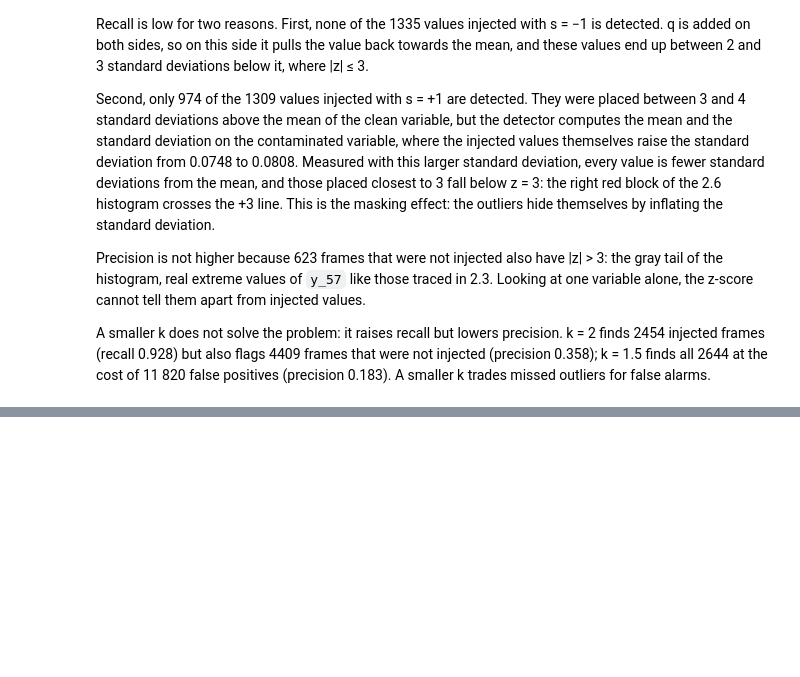
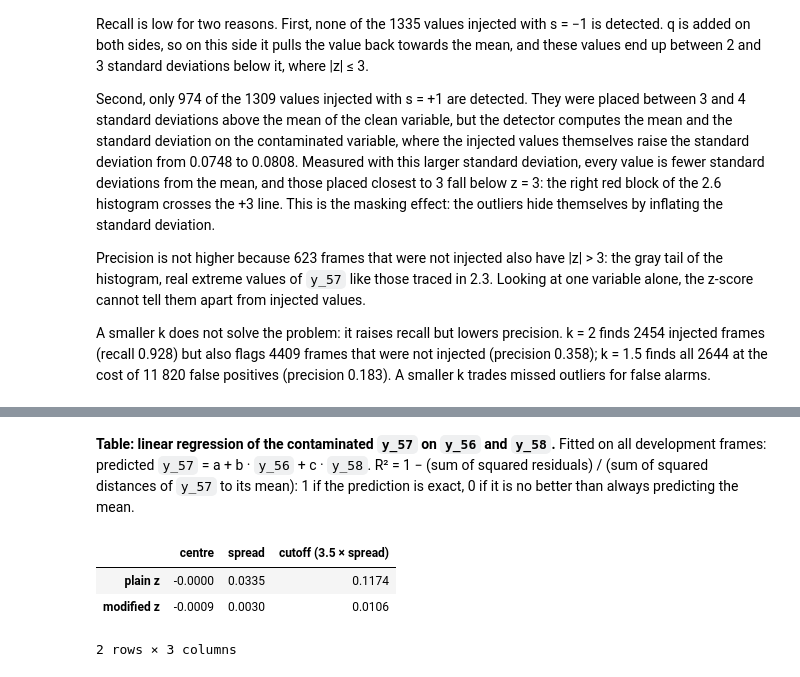
Before and after one commit to migasantunes/Emotion_Recognition, a Jupyter notebook: notebooks/02_quality.ipynb, the cells around one changed output, grey strips where cells are left out. Cells and saved outputs as stored; diff of their text form; code cells hidden in the pictures; blank space fills up the shorter version.

```diff
--- a/notebooks/02_quality.ipynb
+++ b/notebooks/02_quality.ipynb
@@ -773,0 +798,16 @@ A smaller k does not solve the problem: it raises recall but lowers precision. k
+# %% [markdown]
+**Table: linear regression of the contaminated `y_57` on `y_56` and `y_58`.** Fitted on all development frames: predicted `y_57` = a + b · `y_56` + c · `y_58`. R² = 1 − (sum of squared residuals) / (sum of squared distances of `y_57` to its mean): 1 if the prediction is exact, 0 if it is no better than always predicting the mean.
+# %%
+med, mad = outl.median_mad(resid)
+
+spread = pd.DataFrame({
+    "centre": [resid.mean(), med],  # mean | median
+    "spread": [resid.std(ddof=0), mad / 0.6745],  # std | MAD on the scale of the std (stds units)
+}, index=["plain z", "modified z"])
+spread["cutoff (3.5 × spread)"] = 3.5 * spread["spread"]  # flagged if |residual - centre| > cutoff
+spread.round(4)
+# %% [output]
+|  | centre | spread | cutoff (3.5 × spread) |
+| plain z | -0.0000 | 0.0335 | 0.1174 |
+| modified z | -0.0009 | 0.0030 | 0.0106 |
+2 rows × 3 columns
```
Also changed, not shown: parts of 11 cells of this notebook, 1 other file.
